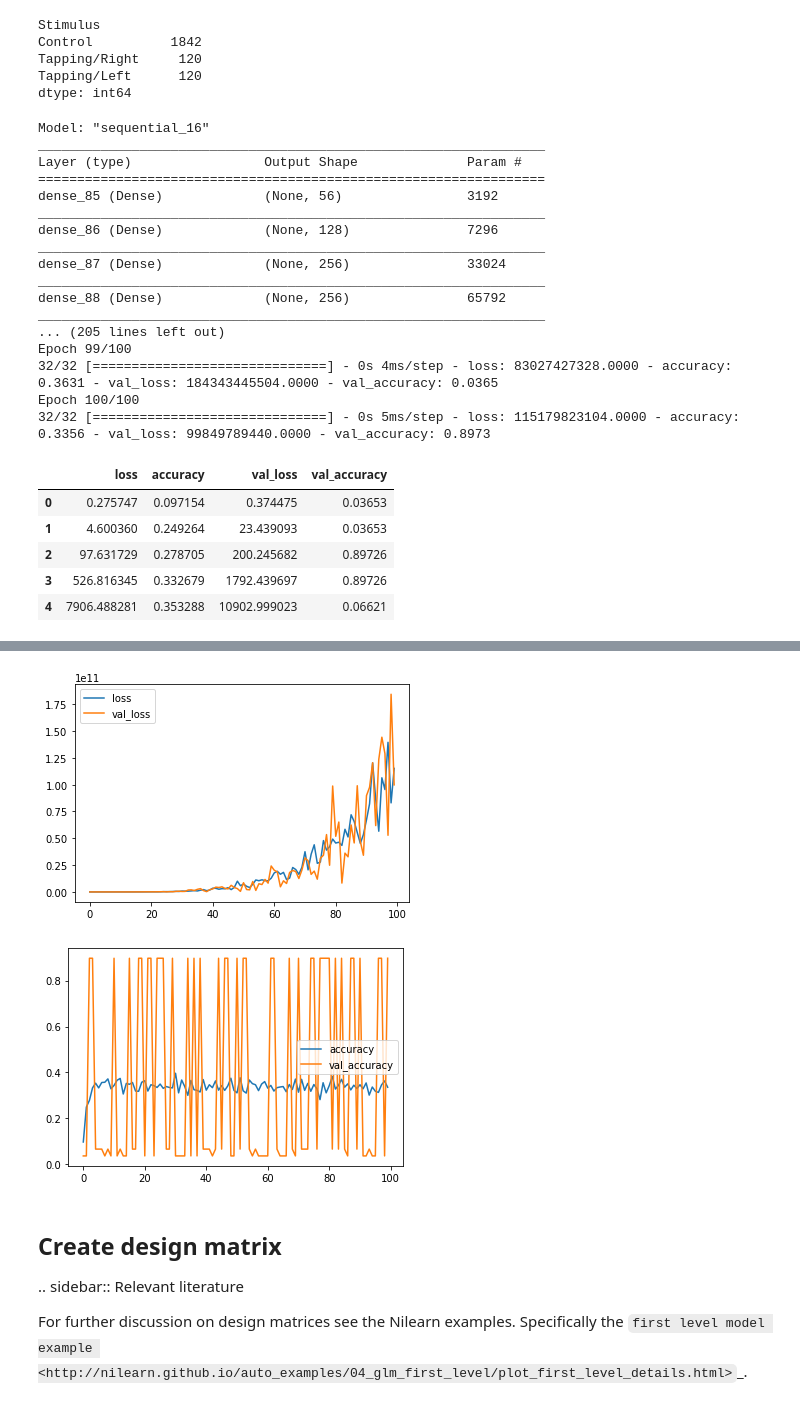
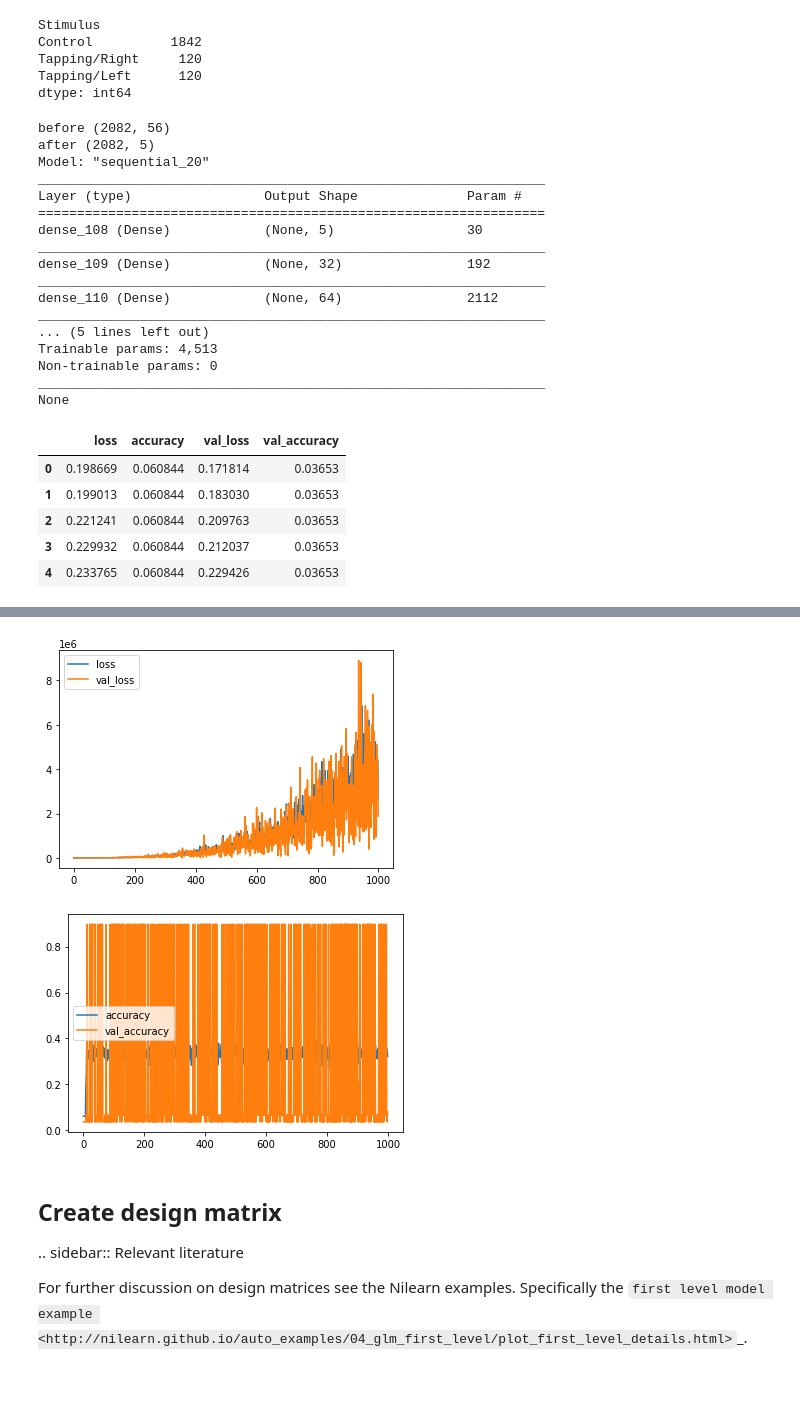
Before and after one commit to Rogerio-mack/fNIRS, a Jupyter notebook: plot_11_hrf_measured_b.ipynb, the cells around one changed output, grey strips where cells are left out. Saved outputs shown, nothing was run; the diff lists cells and outputs as text; code cells hidden in the pictures.

```diff
--- a/plot_11_hrf_measured_b.ipynb
+++ b/plot_11_hrf_measured_b.ipynb
@@ -219,7 +242,8 @@ plt.plot(s_encode_value)
 plt.show()
 s_encode_label = []
 for i in s_encode_value:
-  s_encode_label.append(['Control', 'Tapping/Left', 'Tapping/Right'][i])
+#  s_encode_label.append(['Control', 'Tapping/Left', 'Tapping/Right'][i])
+  s_encode_label.append(['Control', 'Tapping', 'Tapping'][i])
 print(s_encode_label)
 # %% [output]
 [figure]
@@ -281,8 +305,20 @@ raw_haemo.to_data_frame().iloc[:,1:7]
 | 2081 | 14.002480 | -5.106296 | 1.347815 | -8.464811 | -4.742596 | -18.486860 |
 2082 rows × 6 columns
 # %%
-X=raw_haemo.to_data_frame().iloc[:,1:7]
+X=raw_haemo.to_data_frame().iloc[:,1::]
 y=s_encode_label
-X_train,X_test,y_train,y_test=train_test_split(X,y,test_size=0.30,random_state=123)
+X_train,X_test,y_train,y_test=train_test_split(X,y,test_size=0.50,random_state=123)
 # Em X somente as colunas que não queremos fornecer para o modelo realizar as classificações
 # Em y a Variável Resposta que queremos que o modelo classifique
+
+# X=scale(raw_haemo.to_data_frame().iloc[:,1::])
+
+import numpy as np
+from sklearn.decomposition import PCA
+pca = PCA(n_components=10)
+print('before',X.shape)
+
+pca.fit(X.T)
+
+X = pca.components_.T
+print('after', X.shape)
@@ -388,6 +456,17 @@ from sklearn.preprocessing import scale
 
 # X=scale(raw_haemo.to_data_frame().iloc[:,1::])
 X=scale(raw_intensity.to_data_frame().iloc[:,1::])
+
+import numpy as np
+from sklearn.decomposition import PCA
+pca = PCA(n_components=5)
+print('before',X.shape)
+
+pca.fit(X.T)
+
+X = pca.components_.T
+print('after', X.shape)
+
 y=s
 
 # Treinamento e Teste
@@ -396,10 +475,9 @@ X_train, X_test, y_train, y_test = train_test_split(X, y, test_size=0.3, random_
 # Define o Modelo
 model = keras.Sequential(layers.Dense(X.shape[1], activation='relu', input_shape=[X.shape[1]]))
 
-model.add(layers.Dense(128, activation='relu'))
-model.add(layers.Dense(256, activation='relu'))
-model.add(layers.Dense(256, activation='relu'))
+model.add(layers.Dense(32, activation='relu'))
 model.add(layers.Dense(64, activation='relu'))
+model.add(layers.Dense(32, activation='relu'))
 model.add(layers.Dense(3, activation='sigmoid'))
 
 print(model.summary())
@@ -418,9 +496,9 @@ history = model.fit(
     X_train, y_train,
     batch_size=32,
     validation_split=0.3,
-    epochs=100,
+    epochs=1000,
 #    callbacks=[early_stopping],
-    verbose=1,
+    verbose=0,
 )
 
 from sklearn.metrics import confusion_matrix, classification_report, accuracy_score
@@ -451,26 +529,26 @@ y_test = np.argmax(y_test, axis=1)
 
 print_results(y_test, y_pred)
 # %% [output]
-Model: "sequential_16"
+before (2082, 56)
+after (2082, 5)
+Model: "sequential_20"
 _________________________________________________________________
 Layer (type)                 Output Shape              Param #
 =================================================================
-dense_85 (Dense)             (None, 56)                3192
+dense_108 (Dense)            (None, 5)                 30
 _________________________________________________________________
-dense_86 (Dense)             (None, 128)               7296
+dense_109 (Dense)            (None, 32)                192
 _________________________________________________________________
-dense_87 (Dense)             (None, 256)               33024
+dense_110 (Dense)            (None, 64)                2112
 _________________________________________________________________
-dense_88 (Dense)             (None, 256)               65792
+... (5 lines left out)
+Trainable params: 4,513
+Non-trainable params: 0
 _________________________________________________________________
-... (205 lines left out)
-Epoch 99/100
-32/32 [==============================] - 0s 4ms/step - loss: 83027427328.0000 - accuracy: 0.3631 - val_loss: 184343445504.0000 - val_accuracy: 0.0365
-Epoch 100/100
-32/32 [==============================] - 0s 5ms/step - loss: 115179823104.0000 - accuracy: 0.3356 - val_loss: 99849789440.0000 - val_accuracy: 0.8973
+None
 |  | loss | accuracy | val_loss | val_accuracy |
-| 0 | 0.275747 | 0.097154 | 0.374475 | 0.03653 |
-| 1 | 4.600360 | 0.249264 | 23.439093 | 0.03653 |
-| 2 | 97.631729 | 0.278705 | 200.245682 | 0.89726 |
-| 3 | 526.816345 | 0.332679 | 1792.439697 | 0.89726 |
-| 4 | 7906.488281 | 0.353288 | 10902.999023 | 0.06621 |
+| 0 | 0.198669 | 0.060844 | 0.171814 | 0.03653 |
+| 1 | 0.199013 | 0.060844 | 0.183030 | 0.03653 |
+| 2 | 0.221241 | 0.060844 | 0.209763 | 0.03653 |
+| 3 | 0.229932 | 0.060844 | 0.212037 | 0.03653 |
+| 4 | 0.233765 | 0.060844 | 0.229426 | 0.03653 |
@@ -478,21 +556,21 @@ Best Validation Loss: 0.3745
 Best Validation Accuracy: 0.8973
 Matriz de Confusão:
  [[553   0   0]
  [ 30   0   0]
  [ 42   0   0]]
               precision    recall  f1-score   support
 
            0       0.88      1.00      0.94       553
            1       0.00      0.00      0.00        30
            2       0.00      0.00      0.00        42
 
     accuracy                           0.88       625
    macro avg       0.29      0.33      0.31       625
 weighted avg       0.78      0.88      0.83       625
 
 Acuracidade:  0.8848
-[figure, old version]
+[figure, new version]
-[figure, old version]
+[figure, new version]
 # %% [markdown]
 ## Create design matrix
 
```
Also changed, not shown: parts of 14 cells of this notebook.
